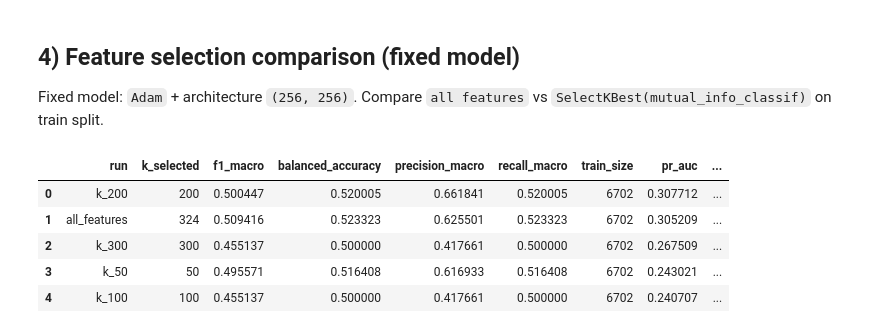
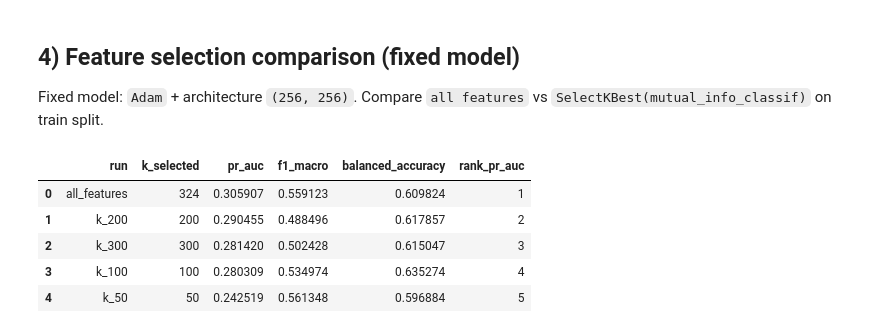
Before and after one commit to sahurai/NSIETE-Project-1, a Jupyter notebook: notebooks/02_mlp_experiments_optimizers_architectures.ipynb, the cells around one changed output. Saved outputs shown, nothing was run; the diff lists cells and outputs as text; code cells hidden in the pictures.

```diff
--- a/notebooks/02_mlp_experiments_optimizers_architectures.ipynb
+++ b/notebooks/02_mlp_experiments_optimizers_architectures.ipynb
@@ -363,16 +551,0 @@ For this imbalanced dataset, wider_256_256 is the best model overall because it
-# %%
-plt.figure(figsize=(9, 4))
-for run_name, fitted_pipe in arch_models.items():
-    mlp = fitted_pipe.named_steps['mlp']
-    loss_curve = getattr(mlp, 'loss_curve_', None)
-    if loss_curve is not None and len(loss_curve) > 0:
-        plt.plot(range(1, len(loss_curve) + 1), loss_curve, label=run_name)
-    else:
-        print(f'No epoch loss curve for {run_name} (solver={mlp.solver})')
-
-plt.xlabel('Epoch')
-plt.ylabel('Loss')
-plt.title('Architecture Training Loss by Epoch')
-plt.legend()
-plt.tight_layout()
-plt.show()
@@ -457,76 +669,40 @@ Compare `all features` vs `SelectKBest(mutual_info_classif)` on train split.
 # %%
 # Fit one preprocessor to estimate transformed feature count and set valid k values.
 probe_prep = make_preprocessor()
 X_train_probe = probe_prep.fit_transform(X_train_local, Y_train_local)
 n_transformed_features = X_train_probe.shape[1]
 
 candidate_k = [50, 100, 200, 300]
 valid_k = [k for k in candidate_k if k < n_transformed_features]
 
 feature_selection_configs = [('all_features', None)] + [(f'k_{k}', k) for k in valid_k]
 
 feature_selection_rows = []
 feature_selection_models = {}
 
 for run_name, k in feature_selection_configs:
-    steps = [('prep', make_preprocessor())]
-
-    # Apply feature selection only for k-based runs.
-    if k is not None:
-        steps.append(('selector', SelectKBest(score_func=mutual_info_classif, k=k)))
-
-    steps.append(
-        (
-            'mlp',
-            MLPClassifier(
-                hidden_layer_sizes=(256, 256),
-                activation='relu',
-                solver='adam',
-                learning_rate_init=1e-3,
-                max_iter=MAX_ITER,
-                random_state=RANDOM_STATE,
-                early_stopping=True,
-                n_iter_no_change=20,
-            ),
-        )
+    row, fitted = evaluate_torch_mlp(
+        run_name=run_name,
+        hidden=(256, 256),
+        optimizer_name='adam',
+        lr=1e-3,
+        class_balanced=True,
+        k_select=k,
     )
-
-    pipe = Pipeline(steps)
-    pipe.fit(X_train_local, Y_train_local)
-
-    y_pred = pipe.predict(X_test_local)
-    y_proba = pipe.predict_proba(X_test_local)
-    classes = pipe.named_steps['mlp'].classes_
-    pos_label = classes[1]
-    y_true_bin = (y_test_local == pos_label).astype(int)
-    pos_prev = float(y_true_bin.mean())
-
-    row = {
-        'run': run_name,
-        'k_selected': n_transformed_features if k is None else int(k),
-        'f1_macro': f1_score(y_test_local, y_pred, average='macro', zero_division=0),
-        'balanced_accuracy': balanced_accuracy_score(y_test_local, y_pred),
-        'precision_macro': precision_score(y_test_local, y_pred, average='macro', zero_division=0),
-        'recall_macro': recall_score(y_test_local, y_pred, average='macro', zero_division=0),
-        'train_size': len(X_train_local),
-        'pr_auc': average_precision_score(y_true_bin, y_proba[:, 1]),
-        'roc_auc': roc_auc_score(y_true_bin, y_proba[:, 1]),
-        'pr_auc_baseline': pos_prev,
-    }
-    row['pr_auc_lift'] = row['pr_auc'] / pos_prev if pos_prev > 0 else np.nan
-
+    row['k_selected'] = n_transformed_features if k is None else int(k)
     feature_selection_rows.append(row)
-    feature_selection_models[run_name] = pipe
+    feature_selection_models[run_name] = fitted
 
 feature_selection_df = pd.DataFrame(feature_selection_rows).sort_values('pr_auc', ascending=False).reset_index(drop=True)
 feature_selection_df['rank_pr_auc'] = feature_selection_df['pr_auc'].rank(ascending=False, method='min').astype(int)
-feature_selection_df['rank_f1_macro'] = feature_selection_df['f1_macro'].rank(ascending=False, method='min').astype(int)
 
-display(feature_selection_df)
+display(
+    feature_selection_df[['run', 'k_selected', 'pr_auc', 'f1_macro', 'balanced_accuracy', 'rank_pr_auc']]
+)
 # %% [output]
-|  | run | k_selected | f1_macro | balanced_accuracy | precision_macro | recall_macro | train_size | pr_auc | ... |
-| 0 | k_200 | 200 | 0.500447 | 0.520005 | 0.661841 | 0.520005 | 6702 | 0.307712 | ... |
-| 1 | all_features | 324 | 0.509416 | 0.523323 | 0.625501 | 0.523323 | 6702 | 0.305209 | ... |
-| 2 | k_300 | 300 | 0.455137 | 0.500000 | 0.417661 | 0.500000 | 6702 | 0.267509 | ... |
-| 3 | k_50 | 50 | 0.495571 | 0.516408 | 0.616933 | 0.516408 | 6702 | 0.243021 | ... |
-| 4 | k_100 | 100 | 0.455137 | 0.500000 | 0.417661 | 0.500000 | 6702 | 0.240707 | ... |
+|  | run | k_selected | pr_auc | f1_macro | balanced_accuracy | rank_pr_auc |
+| 0 | all_features | 324 | 0.305907 | 0.559123 | 0.609824 | 1 |
+| 1 | k_200 | 200 | 0.290455 | 0.488496 | 0.617857 | 2 |
+| 2 | k_300 | 300 | 0.281420 | 0.502428 | 0.615047 | 3 |
+| 3 | k_100 | 100 | 0.280309 | 0.534974 | 0.635274 | 4 |
+| 4 | k_50 | 50 | 0.242519 | 0.561348 | 0.596884 | 5 |
```
Also changed, not shown: parts of 30 cells of this notebook.
